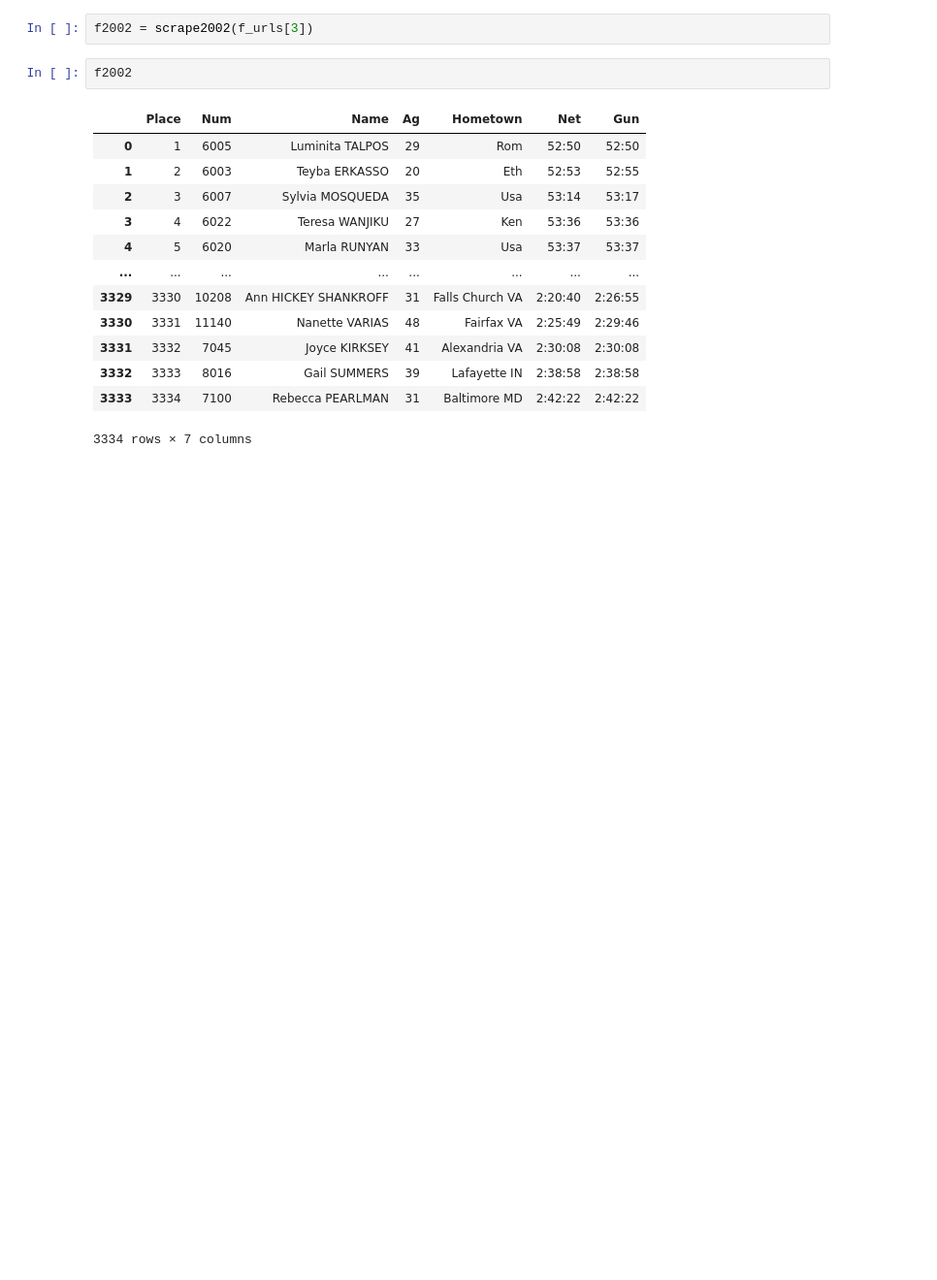
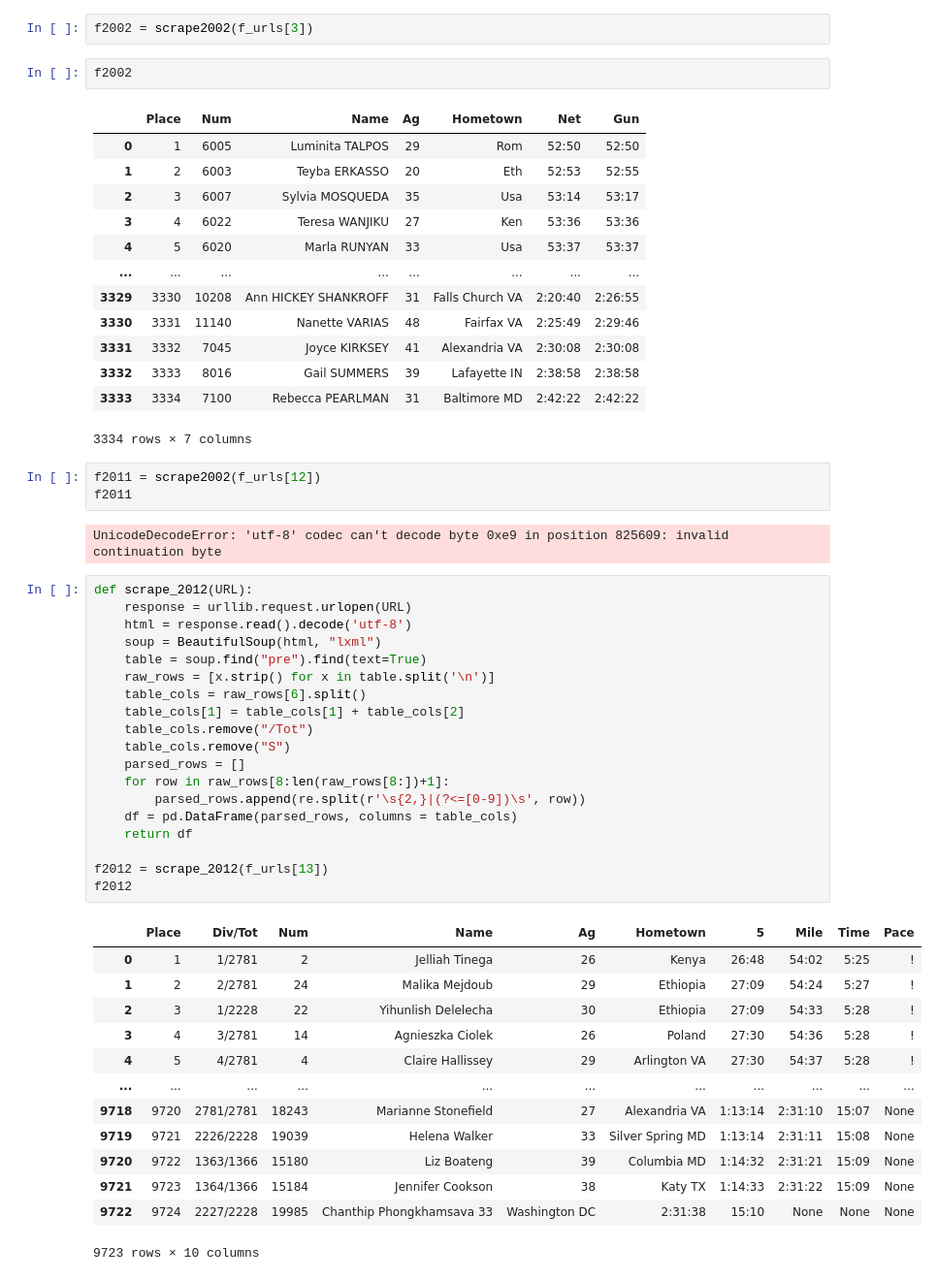
Before and after one commit to mjwolfe91/QTW-CaseStudy2, a Jupyter notebook: QTW_CaseStudy2.ipynb, the cells around one changed output. Shown at 97% size. Drawn from its saved outputs; the diff is of its cells as text; blank space fills up the shorter version.

```diff
--- a/QTW_CaseStudy2.ipynb
+++ b/QTW_CaseStudy2.ipynb
@@ -405,3 +405,41 @@ f2002
 | 3332 | 3333 | 8016 | Gail SUMMERS | 39 | Lafayette IN | 2:38:58 | 2:38:58 |
 | 3333 | 3334 | 7100 | Rebecca PEARLMAN | 31 | Baltimore MD | 2:42:22 | 2:42:22 |
 3334 rows × 7 columns
+# %%
+f2011 = scrape2002(f_urls[12])
+f2011
+# %% [output]
+UnicodeDecodeError: 'utf-8' codec can't decode byte 0xe9 in position 825609: invalid continuation byte
+# %%
+def scrape_2012(URL):
+    response = urllib.request.urlopen(URL)
+    html = response.read().decode('utf-8')
+    soup = BeautifulSoup(html, "lxml")
+    table = soup.find("pre").find(text=True)
+    raw_rows = [x.strip() for x in table.split('\n')]
+    table_cols = raw_rows[6].split()
+    table_cols[1] = table_cols[1] + table_cols[2]
+    table_cols.remove("/Tot")
+    table_cols.remove("S")
+    parsed_rows = []
+    for row in raw_rows[8:len(raw_rows[8:])+1]:
+        parsed_rows.append(re.split(r'\s{2,}|(?<=[0-9])\s', row))
+    df = pd.DataFrame(parsed_rows, columns = table_cols)
+    return df
+
+f2012 = scrape_2012(f_urls[13])
+f2012
+# %% [output]
+|  | Place | Div/Tot | Num | Name | Ag | Hometown | 5 | Mile | Time | Pace |
+| 0 | 1 | 1/2781 | 2 | Jelliah Tinega | 26 | Kenya | 26:48 | 54:02 | 5:25 | ! |
+| 1 | 2 | 2/2781 | 24 | Malika Mejdoub | 29 | Ethiopia | 27:09 | 54:24 | 5:27 | ! |
+| 2 | 3 | 1/2228 | 22 | Yihunlish Delelecha | 30 | Ethiopia | 27:09 | 54:33 | 5:28 | ! |
+| 3 | 4 | 3/2781 | 14 | Agnieszka Ciolek | 26 | Poland | 27:30 | 54:36 | 5:28 | ! |
+| 4 | 5 | 4/2781 | 4 | Claire Hallissey | 29 | Arlington VA | 27:30 | 54:37 | 5:28 | ! |
+| ... | ... | ... | ... | ... | ... | ... | ... | ... | ... | ... |
+| 9718 | 9720 | 2781/2781 | 18243 | Marianne Stonefield | 27 | Alexandria VA | 1:13:14 | 2:31:10 | 15:07 | None |
+| 9719 | 9721 | 2226/2228 | 19039 | Helena Walker | 33 | Silver Spring MD | 1:13:14 | 2:31:11 | 15:08 | None |
+| 9720 | 9722 | 1363/1366 | 15180 | Liz Boateng | 39 | Columbia MD | 1:14:32 | 2:31:21 | 15:09 | None |
+| 9721 | 9723 | 1364/1366 | 15184 | Jennifer Cookson | 38 | Katy TX | 1:14:33 | 2:31:22 | 15:09 | None |
+| 9722 | 9724 | 2227/2228 | 19985 | Chanthip Phongkhamsava 33 | Washington DC | 2:31:38 | 15:10 | None | None | None |
+9723 rows × 10 columns
```
Also changed, not shown: parts of 12 cells of this notebook.
